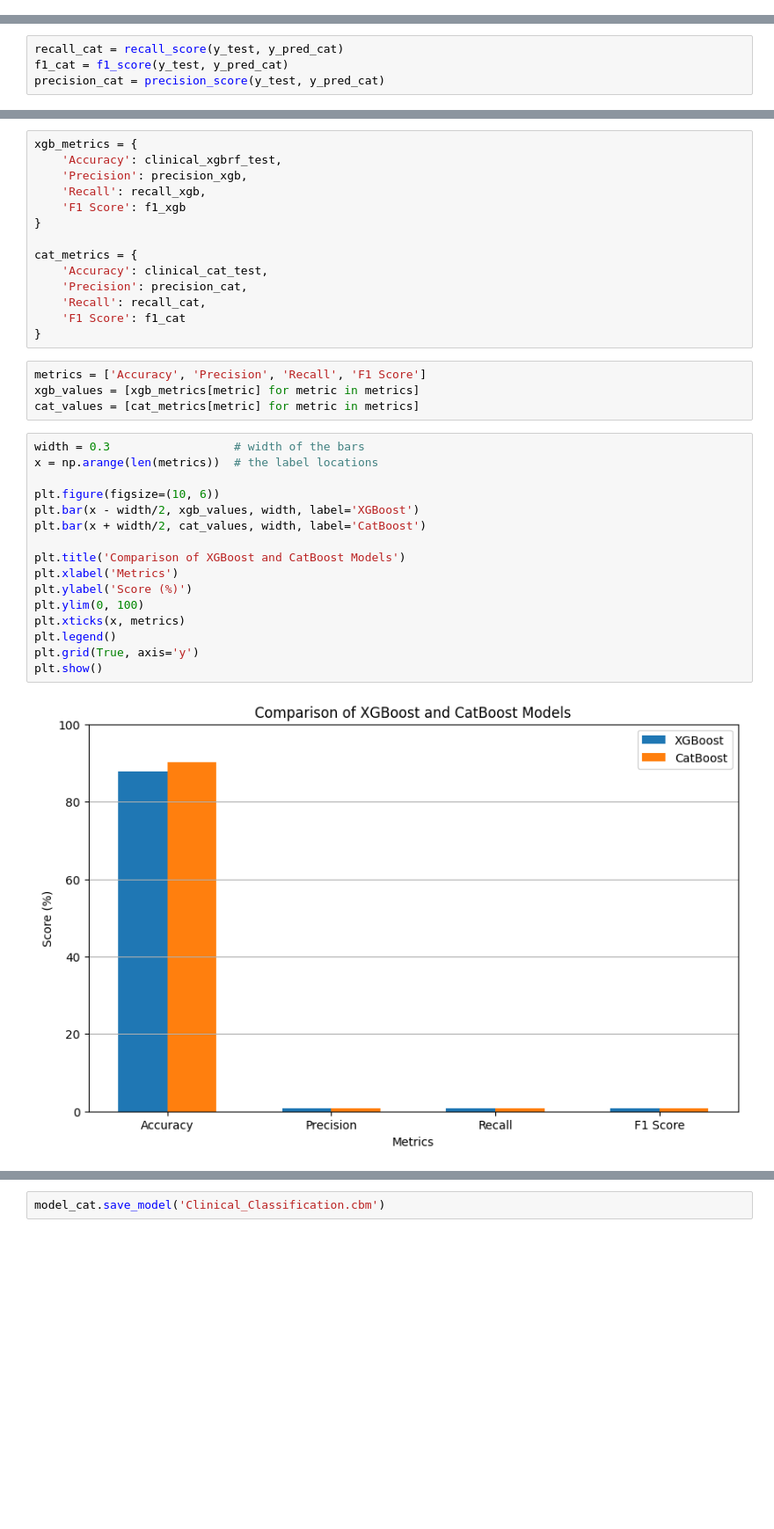
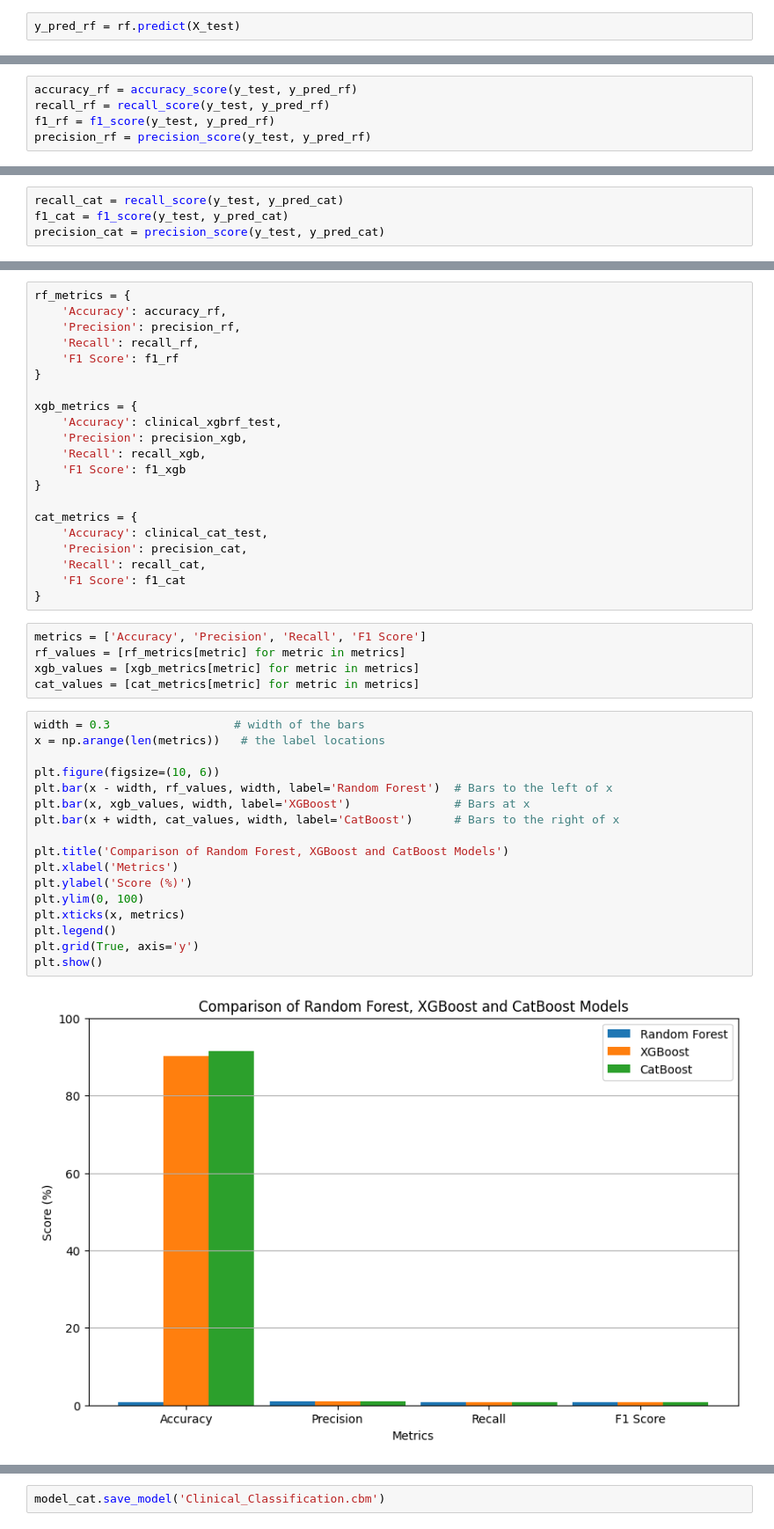
Before and after one commit to twishackaul/Polycystic-Ovarian-Syndrome-Classifier, a Jupyter notebook: PCOS_Detection_Clinical.ipynb, the cells around one changed output, grey strips where cells are left out. Shown at 88% size. Drawn from its saved outputs; the diff is of its cells as text; blank space fills up the shorter version.

```diff
--- a/PCOS_Detection_Clinical.ipynb
+++ b/PCOS_Detection_Clinical.ipynb
@@ -441,0 +452,2 @@ knn = best_estimators[4]
+# %%
+y_pred_rf = rf.predict(X_test)
@@ -441,0 +456,5 @@ knn = best_estimators[4]
+# %%
+accuracy_rf = accuracy_score(y_test, y_pred_rf)
+recall_rf = recall_score(y_test, y_pred_rf)
+f1_rf = f1_score(y_test, y_pred_rf)
+precision_rf = precision_score(y_test, y_pred_rf)
@@ -617,4 +689,11 @@ Precision: 0.88
 # %%
+rf_metrics = {
+    'Accuracy': accuracy_rf,
+    'Precision': precision_rf,
+    'Recall': recall_rf,
+    'F1 Score': f1_rf
+}
+
 xgb_metrics = {
     'Accuracy': clinical_xgbrf_test,
     'Precision': precision_xgb,
@@ -630,23 +709,25 @@ cat_metrics = {
 }
 # %%
 metrics = ['Accuracy', 'Precision', 'Recall', 'F1 Score']
+rf_values = [rf_metrics[metric] for metric in metrics]
 xgb_values = [xgb_metrics[metric] for metric in metrics]
 cat_values = [cat_metrics[metric] for metric in metrics]
 # %%
 width = 0.3                  # width of the bars
-x = np.arange(len(metrics))  # the label locations
+x = np.arange(len(metrics))   # the label locations
 
 plt.figure(figsize=(10, 6))
-plt.bar(x - width/2, xgb_values, width, label='XGBoost')
-plt.bar(x + width/2, cat_values, width, label='CatBoost')
+plt.bar(x - width, rf_values, width, label='Random Forest')  # Bars to the left of x
+plt.bar(x, xgb_values, width, label='XGBoost')               # Bars at x
+plt.bar(x + width, cat_values, width, label='CatBoost')      # Bars to the right of x
 
-plt.title('Comparison of XGBoost and CatBoost Models')
+plt.title('Comparison of Random Forest, XGBoost and CatBoost Models')
 plt.xlabel('Metrics')
 plt.ylabel('Score (%)')
 plt.ylim(0, 100)
 plt.xticks(x, metrics)
 plt.legend()
 plt.grid(True, axis='y')
 plt.show()
 # %% [output]
-[figure, old version]
+[figure, new version]
```
Also changed, not shown: parts of 37 cells of this notebook.
